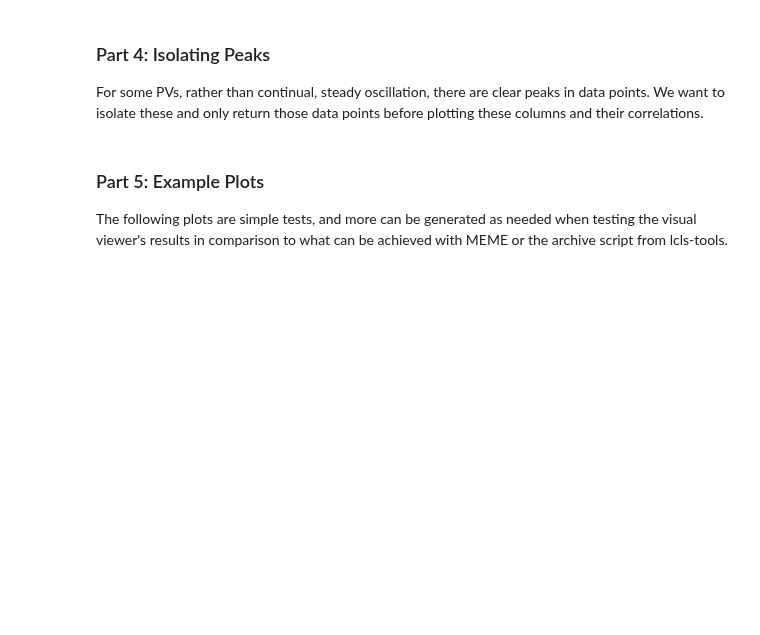
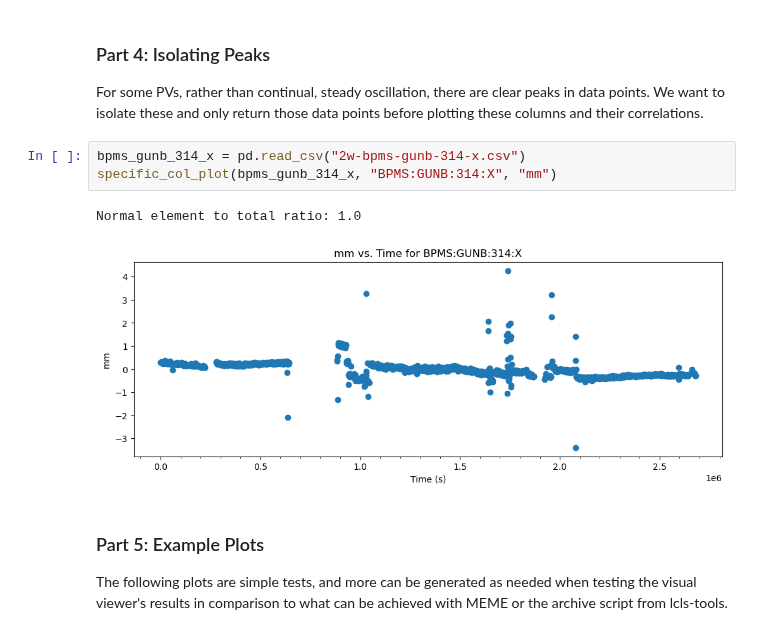
Before and after one commit to jpgtordilla/hombom24, a Jupyter notebook: archive-analysis/archviewer-plots/test-vis/test-vis.ipynb, the cells around one changed output. Cells and saved outputs as stored; diff of their text form; blank space fills up the shorter version.

```diff
--- a/archive-analysis/archviewer-plots/test-vis/test-vis.ipynb
+++ b/archive-analysis/archviewer-plots/test-vis/test-vis.ipynb
@@ -268,6 +333,12 @@ def clean_df(df, col):
 ### Part 4: Isolating Peaks
 
 For some PVs, rather than continual, steady oscillation, there are clear peaks in data points. We want to isolate these and only return those data points before plotting these columns and their correlations.
+# %%
+bpms_gunb_314_x = pd.read_csv("2w-bpms-gunb-314-x.csv")
+specific_col_plot(bpms_gunb_314_x, "BPMS:GUNB:314:X", "mm")
+# %% [output]
+Normal element to total ratio: 1.0
+[figure, added]
 # %% [markdown]
 ### Part 5: Example Plots
 
```
Also changed, not shown: parts of 10 cells of this notebook, 2 other files.
